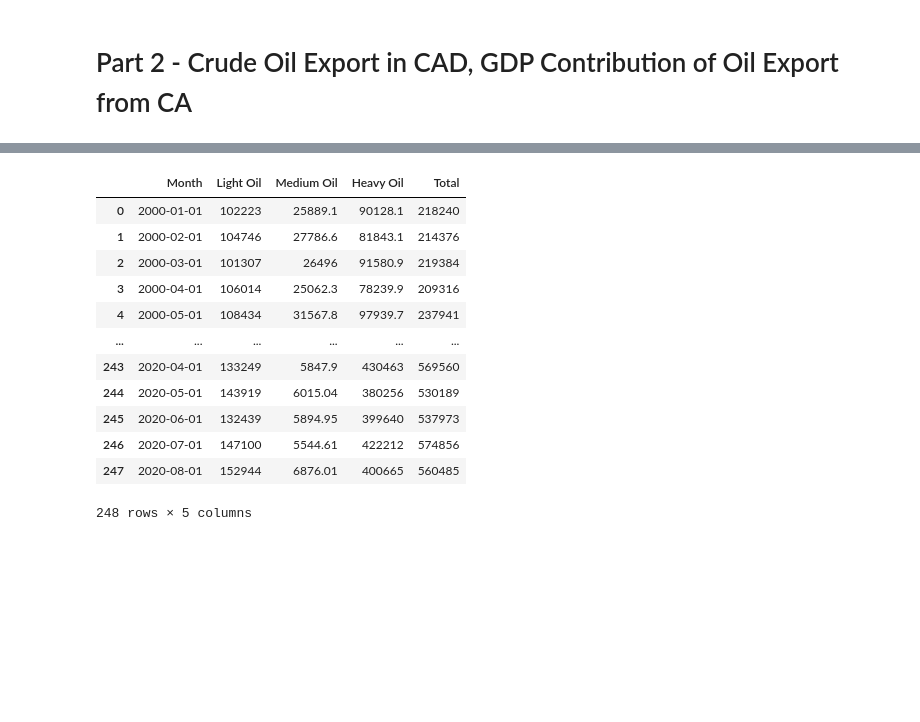
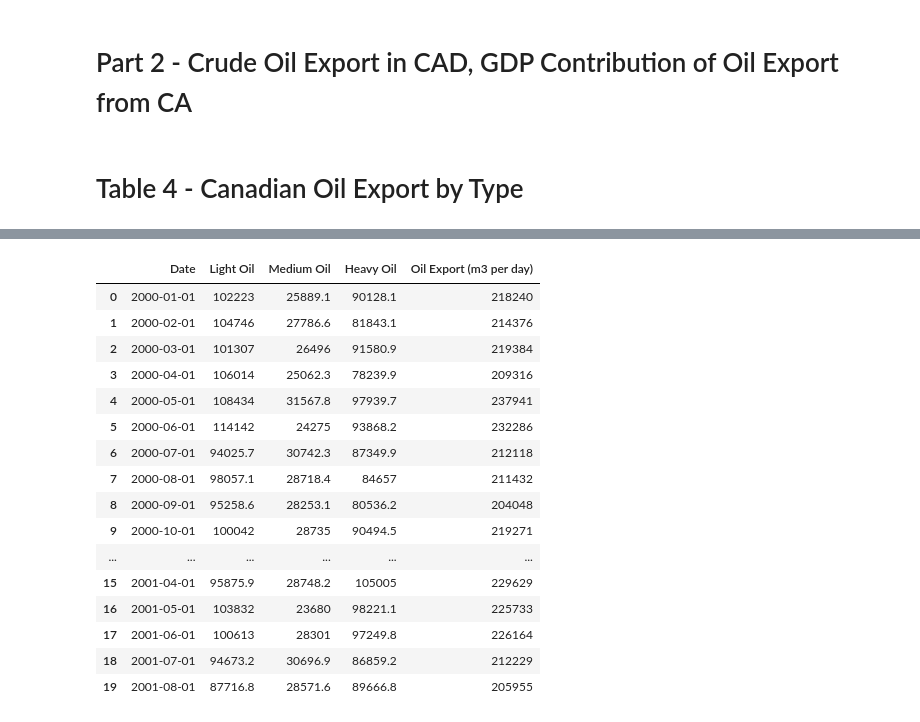
Before and after one commit to kk-deng/CanadaEnergyIE, a Jupyter notebook: Part 2.ipynb, the cells around one changed output, grey strips where cells are left out. Cells and saved outputs as stored; diff of their text form; code cells hidden in the pictures; blank space fills up the shorter version.

```diff
--- a/Part 2.ipynb
+++ b/Part 2.ipynb
@@ -9,6 +10,8 @@ import numpy as np
 table_4_file = "Resources/Raw Data/Table 4 - Canadian Oil Export by Type.xls"
 table_8_file = "Resources/Raw Data/Table 8 - Canada GDP Data.csv"
 table_6_file = "Resources/Raw Data/Table 6 - USD-CAD Exchange Rate (API Output).csv"
+# %% [markdown]
+# Table 4 - Canadian Oil Export by Type
 # %%
 # Read
 table_4_df = pd.read_excel(table_4_file)
@@ -31,23 +34,34 @@ table_4_df.head(20)
 | 17 | 2000-12-01 | NaN | NaN | 105556 | NaN | NaN | 26521.1 | 103901 | ... |
 | 18 | 2001-01-01 | NaN | NaN | 91520.2 | NaN | NaN | 26806.4 | 96825.1 | ... |
 | 19 | 2001-02-01 | NaN | NaN | 98519.2 | NaN | NaN | 19389.6 | 100609 | ... |
-# %%
-oil_df.drop(oil_df.columns[[1,2,4,5,8,10,11]], axis = "columns", inplace = True)
-oil_df.dropna(how = "any", inplace = True)
-oil_df.columns = ["Month", "Light Oil", "Medium Oil", "Heavy Oil", "Total"]
-oil_df.reset_index(drop = True, inplace = True)
-oil_df
-# %% [output]
-|  | Month | Light Oil | Medium Oil | Heavy Oil | Total |
-| 0 | 2000-01-01 | 102223 | 25889.1 | 90128.1 | 218240 |
-| 1 | 2000-02-01 | 104746 | 27786.6 | 81843.1 | 214376 |
-| 2 | 2000-03-01 | 101307 | 26496 | 91580.9 | 219384 |
-| 3 | 2000-04-01 | 106014 | 25062.3 | 78239.9 | 209316 |
-| 4 | 2000-05-01 | 108434 | 31567.8 | 97939.7 | 237941 |
-| ... | ... | ... | ... | ... | ... |
-| 243 | 2020-04-01 | 133249 | 5847.9 | 430463 | 569560 |
-| 244 | 2020-05-01 | 143919 | 6015.04 | 380256 | 530189 |
-| 245 | 2020-06-01 | 132439 | 5894.95 | 399640 | 537973 |
-| 246 | 2020-07-01 | 147100 | 5544.61 | 422212 | 574856 |
-| 247 | 2020-08-01 | 152944 | 6876.01 | 400665 | 560485 |
-248 rows × 5 columns
+# %%
+# Take any row of needed data, drop all NaN values, then get the list of columns
+sample_row = table_4_df.iloc[6]
+list_columns = sample_row.dropna().index
+
+# Parse the list of needed columns to get the clean df
+cleaned_table_4_df = table_4_df[list_columns]
+
+# Drop all rows with NaN data, reset index and rename columns
+cleaned_table_4_df.dropna(how = "any", inplace = True)
+cleaned_table_4_df.reset_index(drop = True, inplace = True)
+cleaned_table_4_df.columns = ["Date", "Light Oil", "Medium Oil", "Heavy Oil", "Oil Export (m3 per day)"]
+cleaned_table_4_df.head(20)
+# %% [output]
+|  | Date | Light Oil | Medium Oil | Heavy Oil | Oil Export (m3 per day) |
+| 0 | 2000-01-01 | 102223 | 25889.1 | 90128.1 | 218240 |
+| 1 | 2000-02-01 | 104746 | 27786.6 | 81843.1 | 214376 |
+| 2 | 2000-03-01 | 101307 | 26496 | 91580.9 | 219384 |
+| 3 | 2000-04-01 | 106014 | 25062.3 | 78239.9 | 209316 |
+| 4 | 2000-05-01 | 108434 | 31567.8 | 97939.7 | 237941 |
+| 5 | 2000-06-01 | 114142 | 24275 | 93868.2 | 232286 |
+| 6 | 2000-07-01 | 94025.7 | 30742.3 | 87349.9 | 212118 |
+| 7 | 2000-08-01 | 98057.1 | 28718.4 | 84657 | 211432 |
+| 8 | 2000-09-01 | 95258.6 | 28253.1 | 80536.2 | 204048 |
+| 9 | 2000-10-01 | 100042 | 28735 | 90494.5 | 219271 |
+| ... | ... | ... | ... | ... | ... |
+| 15 | 2001-04-01 | 95875.9 | 28748.2 | 105005 | 229629 |
+| 16 | 2001-05-01 | 103832 | 23680 | 98221.1 | 225733 |
+| 17 | 2001-06-01 | 100613 | 28301 | 97249.8 | 226164 |
+| 18 | 2001-07-01 | 94673.2 | 30696.9 | 86859.2 | 212229 |
+| 19 | 2001-08-01 | 87716.8 | 28571.6 | 89666.8 | 205955 |
```
Also changed, not shown: parts of 8 cells of this notebook.
